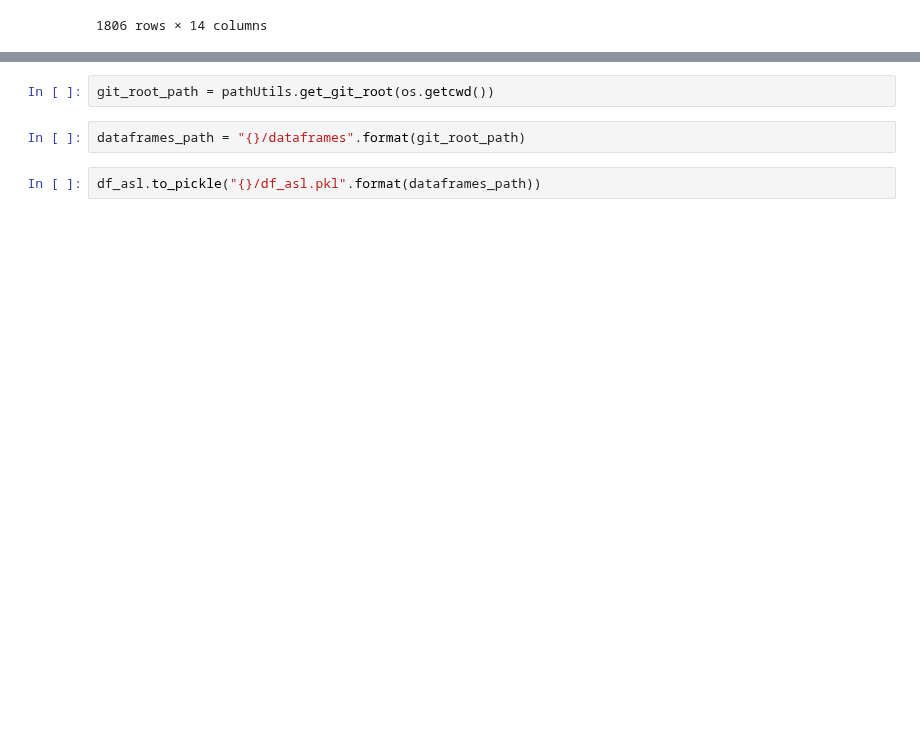
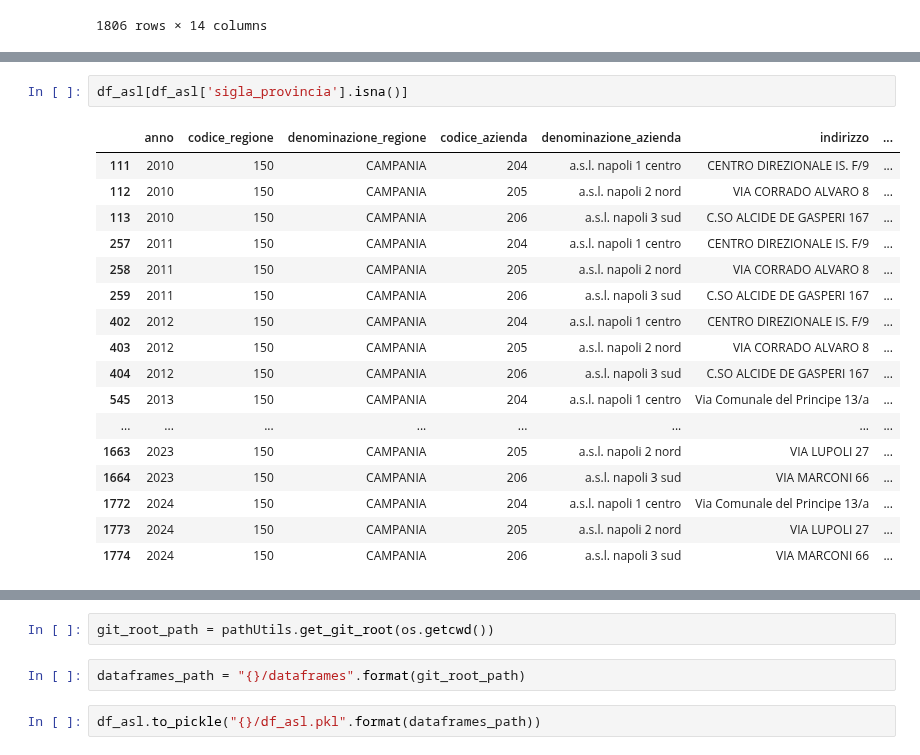
Before and after one commit to armandoschianodicola/italy-stats, a Jupyter notebook: dataframes/asl.ipynb, the cells around one changed output, grey strips where cells are left out. Drawn from its saved outputs; the diff is of its cells as text; blank space fills up the shorter version.

```diff
--- a/dataframes/asl.ipynb
+++ b/dataframes/asl.ipynb
@@ -55,0 +79,20 @@ df_asl.loc[(df_asl["denominazione_regione"] == "CAMPANIA") & (df_asl["anno"] ==
+# %%
+df_asl[df_asl['sigla_provincia'].isna()]
+# %% [output]
+|  | anno | codice_regione | denominazione_regione | codice_azienda | denominazione_azienda | indirizzo | ... |
+| 111 | 2010 | 150 | CAMPANIA | 204 | a.s.l. napoli 1 centro | CENTRO DIREZIONALE IS. F/9 | ... |
+| 112 | 2010 | 150 | CAMPANIA | 205 | a.s.l. napoli 2 nord | VIA CORRADO ALVARO 8 | ... |
+| 113 | 2010 | 150 | CAMPANIA | 206 | a.s.l. napoli 3 sud | C.SO ALCIDE DE GASPERI 167 | ... |
+| 257 | 2011 | 150 | CAMPANIA | 204 | a.s.l. napoli 1 centro | CENTRO DIREZIONALE IS. F/9 | ... |
+| 258 | 2011 | 150 | CAMPANIA | 205 | a.s.l. napoli 2 nord | VIA CORRADO ALVARO 8 | ... |
+| 259 | 2011 | 150 | CAMPANIA | 206 | a.s.l. napoli 3 sud | C.SO ALCIDE DE GASPERI 167 | ... |
+| 402 | 2012 | 150 | CAMPANIA | 204 | a.s.l. napoli 1 centro | CENTRO DIREZIONALE IS. F/9 | ... |
+| 403 | 2012 | 150 | CAMPANIA | 205 | a.s.l. napoli 2 nord | VIA CORRADO ALVARO 8 | ... |
+| 404 | 2012 | 150 | CAMPANIA | 206 | a.s.l. napoli 3 sud | C.SO ALCIDE DE GASPERI 167 | ... |
+| 545 | 2013 | 150 | CAMPANIA | 204 | a.s.l. napoli 1 centro | Via Comunale del Principe 13/a | ... |
+| ... | ... | ... | ... | ... | ... | ... | ... |
+| 1663 | 2023 | 150 | CAMPANIA | 205 | a.s.l. napoli 2 nord | VIA LUPOLI 27 | ... |
+| 1664 | 2023 | 150 | CAMPANIA | 206 | a.s.l. napoli 3 sud | VIA MARCONI 66 | ... |
+| 1772 | 2024 | 150 | CAMPANIA | 204 | a.s.l. napoli 1 centro | Via Comunale del Principe 13/a | ... |
+| 1773 | 2024 | 150 | CAMPANIA | 205 | a.s.l. napoli 2 nord | VIA LUPOLI 27 | ... |
+| 1774 | 2024 | 150 | CAMPANIA | 206 | a.s.l. napoli 3 sud | VIA MARCONI 66 | ... |
```
Also changed, not shown: parts of 10 cells of this notebook, 1 other file.
